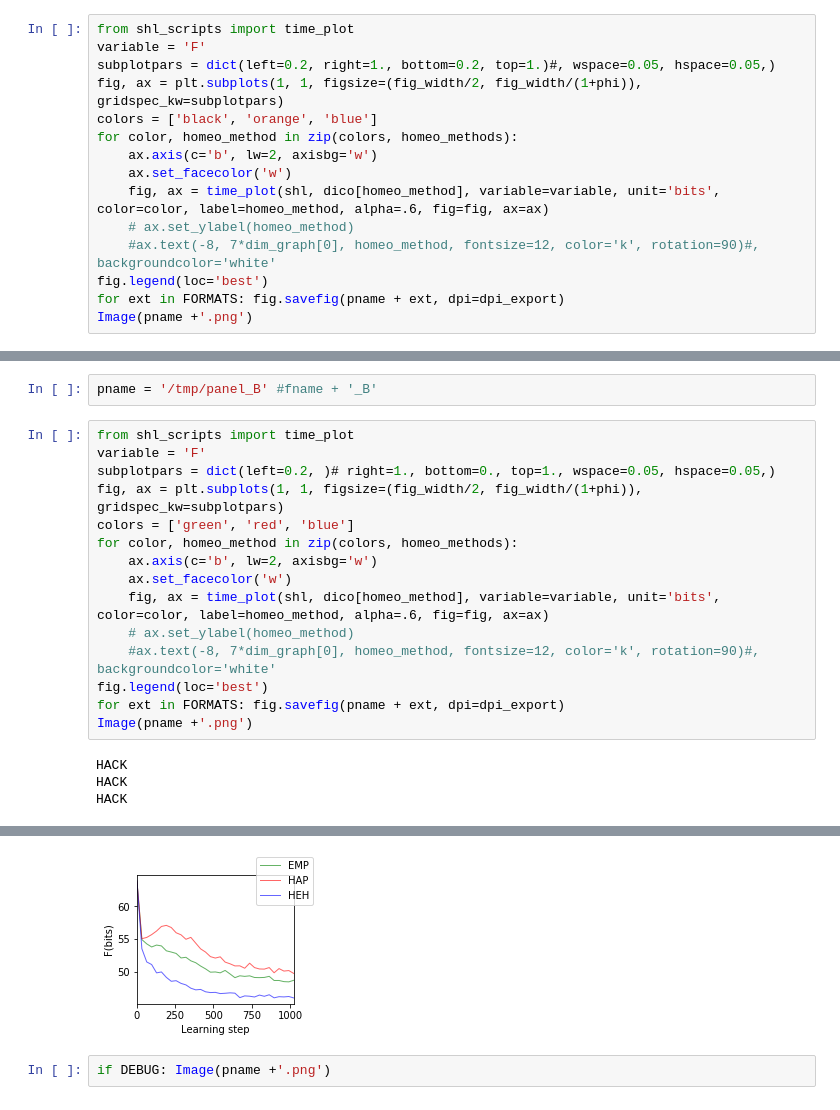
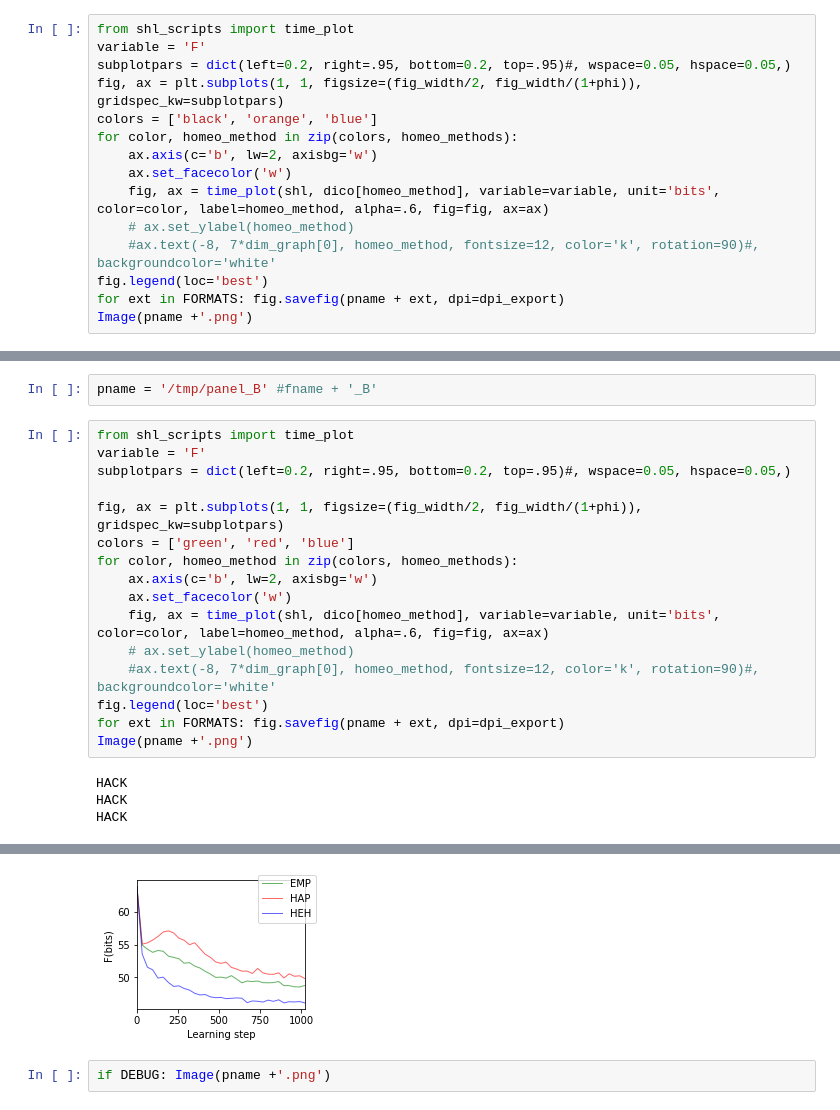
Before and after one commit to SpikeAI/HULK, a Jupyter notebook: Annex.ipynb, the cells around one changed output, grey strips where cells are left out. Saved outputs shown, nothing was run; the diff lists cells and outputs as text.

Commit message:
thursday : figures recentering panels B

```diff
--- a/Annex.ipynb
+++ b/Annex.ipynb
@@ -193,7 +193,7 @@ pname = '/tmp/panel_B' #fname + '_B'
 # %%
 from shl_scripts import time_plot
 variable = 'F'
-subplotpars = dict(left=0.2, right=1., bottom=0.2, top=1.)#, wspace=0.05, hspace=0.05,)
+subplotpars = dict(left=0.2, right=.95, bottom=0.2, top=.95)#, wspace=0.05, hspace=0.05,)
 fig, ax = plt.subplots(1, 1, figsize=(fig_width/2, fig_width/(1+phi)), gridspec_kw=subplotpars)
 colors = ['black', 'orange', 'blue']
 for color, homeo_method in zip(colors, homeo_methods):
@@ -410,7 +410,8 @@ pname = '/tmp/panel_B' #fname + '_B'
 # %%
 from shl_scripts import time_plot
 variable = 'F'
-subplotpars = dict(left=0.2, )# right=1., bottom=0., top=1., wspace=0.05, hspace=0.05,)
+subplotpars = dict(left=0.2, right=.95, bottom=0.2, top=.95)#, wspace=0.05, hspace=0.05,)
+
 fig, ax = plt.subplots(1, 1, figsize=(fig_width/2, fig_width/(1+phi)), gridspec_kw=subplotpars)
 colors = ['green', 'red', 'blue']
 for color, homeo_method in zip(colors, homeo_methods):
@@ -430,4 +431,4 @@ HACK
-[figure, old version]
+[figure, new version]
 # %%
 if DEBUG: Image(pname +'.png')
 # %% [markdown]
```
Also changed, not shown: parts of 11 cells of this notebook, 3 other files.
